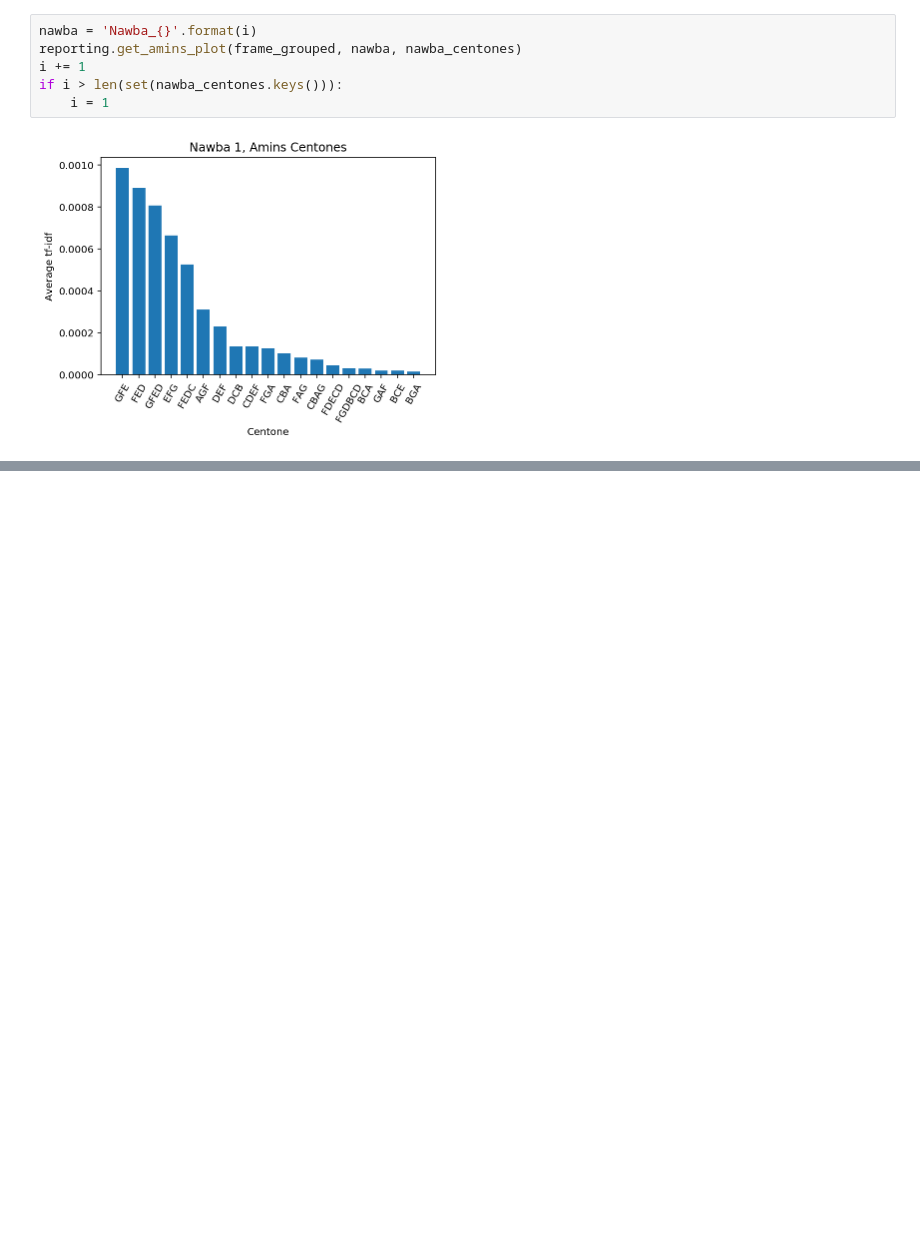
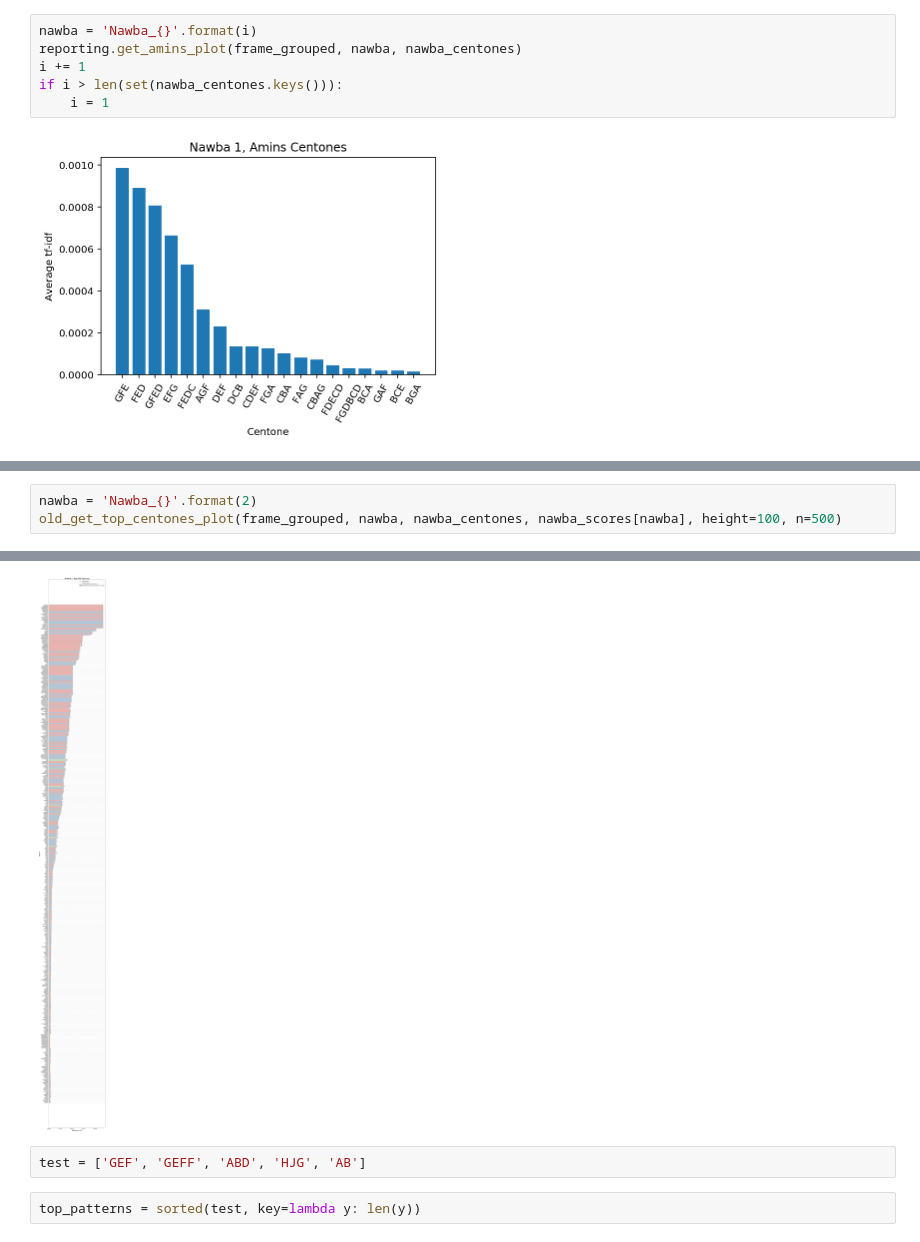
Before and after one commit to thomasgnuttall/quantifying_centones, a Jupyter notebook: notebooks/quantifying_centones.ipynb, the cells around one changed output, grey strips where cells are left out. Drawn from its saved outputs; the diff is of its cells as text; blank space fills up the shorter version.

```diff
--- a/notebooks/quantifying_centones.ipynb
+++ b/notebooks/quantifying_centones.ipynb
@@ -132,0 +135,4 @@ if i > len(set(nawba_centones.keys())):
+# %%
+nawba = 'Nawba_{}'.format(2)
+old_get_top_centones_plot(frame_grouped, nawba, nawba_centones, nawba_scores[nawba], height=100, n=500)
+# %% [output]
@@ -132,0 +140,5 @@ if i > len(set(nawba_centones.keys())):
+[figure, added]
+# %%
+test = ['GEF', 'GEFF', 'ABD', 'HJG', 'AB']
+# %%
+top_patterns = sorted(test, key=lambda y: len(y))
```
Also changed, not shown: parts of 3 cells of this notebook, 1 other file.
